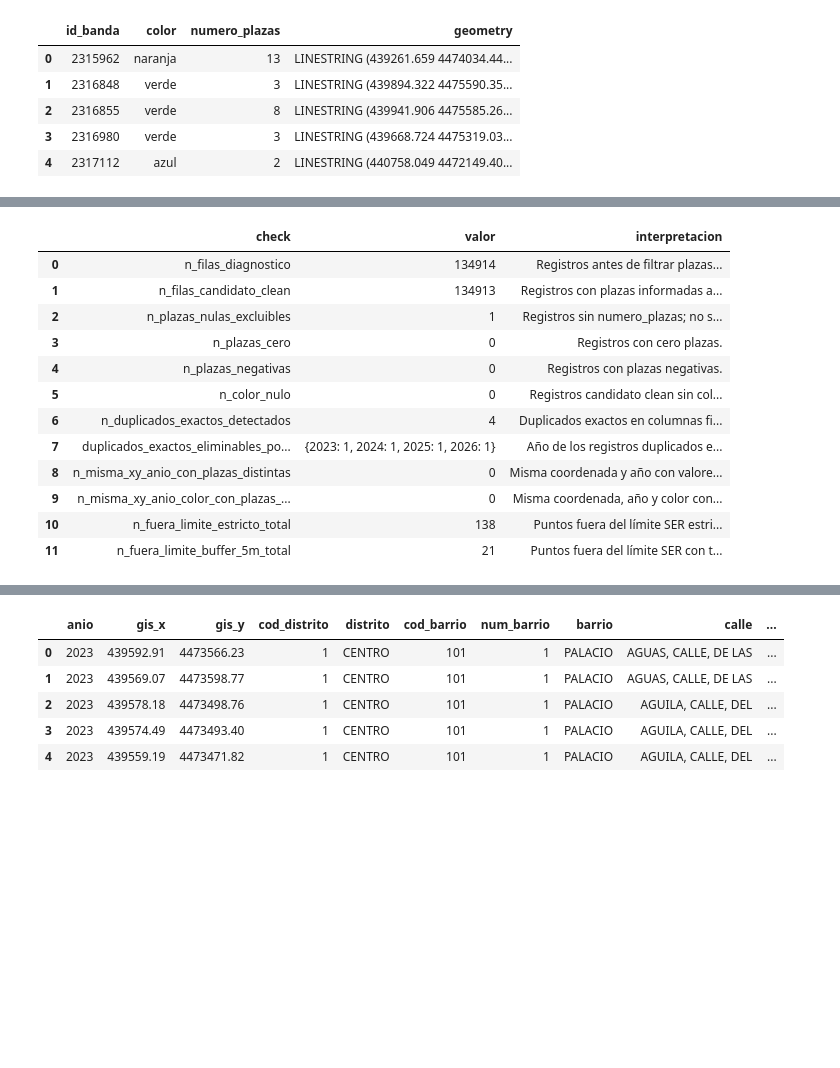
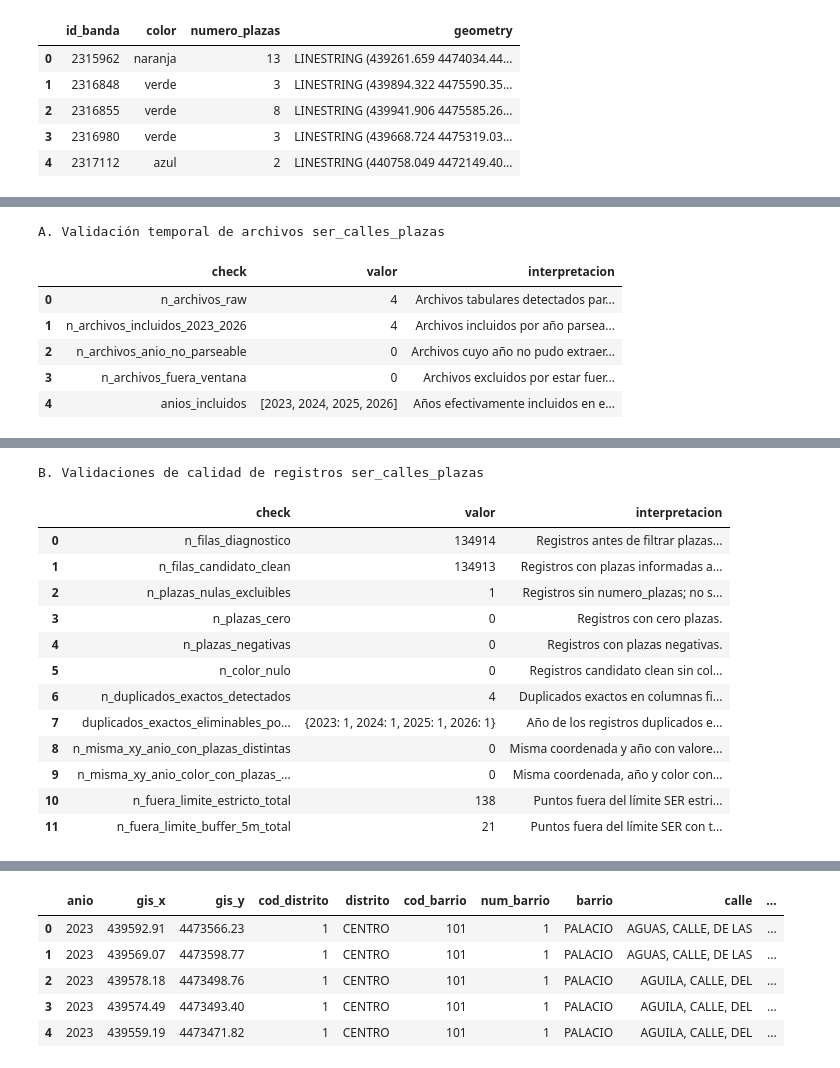
Before and after one commit to hugoramirovilla-boop/TFM_parking_madrid, a Jupyter notebook: notebooks/02_02_ser_oferta_espacial.ipynb, the cells around one changed output, grey strips where cells are left out. Cells and saved outputs as stored; diff of their text form; code cells hidden in the pictures; blank space fills up the shorter version.

Commit message:
Improve temporal validation in SER spatial cleaning

```diff
--- a/notebooks/02_02_ser_oferta_espacial.ipynb
+++ b/notebooks/02_02_ser_oferta_espacial.ipynb
@@ -1001,19 +1005,42 @@ CALLES_FINAL_COLUMNS = [
 ]
 
 
-def diagnose_calles_plazas(items: list[dict[str, Any]]) -> pd.DataFrame:
+def diagnose_calles_plazas(items: list[dict[str, Any]]) -> tuple[pd.DataFrame, pd.DataFrame]:
     cleaned_parts = []
+    temporal_rows = []
+
     for item in items:
         df = item["norm"].copy()
         anio = extract_year_from_name(item["path"])
-        if anio not in WINDOW_CALLES:
-            continue
-        if anio <= 2023:
+        in_window = anio in WINDOW_CALLES
+
+        if anio is None:
+            esquema = pd.NA
+            estado_temporal = "anio_no_parseable"
+        elif not in_window:
+            esquema = pd.NA
+            estado_temporal = "anio_fuera_ventana"
+        elif anio <= 2023:
             esquema = "hasta_2023"
+            estado_temporal = "incluido"
         elif anio == 2024:
             esquema = "2024"
+            estado_temporal = "incluido"
         else:
             esquema = "desde_2025"
+            estado_temporal = "incluido"
+
+        temporal_rows.append({
+            "archivo": relpath(item["path"]),
+            "anio_parseado": anio,
+            "n_filas_raw": int(len(df)),
+            "en_ventana_2023_2026": bool(in_window),
+            "esquema_documental": esquema,
+            "estado_temporal": estado_temporal,
+        })
+
+        if not in_window:
+            continue
 
         for col in [
             "gis_x", "gis_y", "cod_distrito", "distrito", "cod_barrio", "num_barrio", "barrio",
@@ -1078,9 +1105,10 @@ def diagnose_calles_plazas(items: list[dict[str, Any]]) -> pd.DataFrame:
         out["flag_esquema_anio"] = ~out["anio"].isin(sorted(WINDOW_CALLES))
         cleaned_parts.append(out)
 
+    temporal_check = pd.DataFrame(temporal_rows)
     if not cleaned_parts:
         raise ValueError("No se ha limpiado ningún archivo de ser_calles_plazas en ventana 2023-2026.")
-    return pd.concat(cleaned_parts, ignore_index=True)
+    return pd.concat(cleaned_parts, ignore_index=True), temporal_check
 
 
 def duplicated_with_different_values(df: pd.DataFrame, keys: list[str], value_col: str) -> pd.DataFrame:
@@ -1093,7 +1121,7 @@ def duplicated_with_different_values(df: pd.DataFrame, keys: list[str], value_co
     )
 
 
-ser_calles_plazas_diagnostic = diagnose_calles_plazas(RAW_TABLES["ser_calles_plazas"])
+ser_calles_plazas_diagnostic, calles_archivos_temporales_check = diagnose_calles_plazas(RAW_TABLES["ser_calles_plazas"])
 calles_candidate_clean = ser_calles_plazas_diagnostic.loc[
     ser_calles_plazas_diagnostic["numero_plazas"].notna(),
     CALLES_FINAL_COLUMNS,
@@ -1107,6 +1135,14 @@ duplicados_exactos_eliminables_por_anio = (
     .astype(int)
     .to_dict()
 )
+
+calles_temporal_quality = pd.DataFrame([
+    ("n_archivos_raw", int(len(calles_archivos_temporales_check)), "Archivos tabulares detectados para ser_calles_plazas."),
+    ("n_archivos_incluidos_2023_2026", int(calles_archivos_temporales_check["en_ventana_2023_2026"].sum()), "Archivos incluidos por año parseado dentro de la ventana 2023-2026."),
+    ("n_archivos_anio_no_parseable", int(calles_archivos_temporales_check["estado_temporal"].eq("anio_no_parseable").sum()), "Archivos cuyo año no pudo extraerse del nombre."),
+    ("n_archivos_fuera_ventana", int(calles_archivos_temporales_check["estado_temporal"].eq("anio_fuera_ventana").sum()), "Archivos excluidos por estar fuera de la ventana 2023-2026."),
+    ("anios_incluidos", sorted(calles_archivos_temporales_check.loc[calles_archivos_temporales_check["en_ventana_2023_2026"], "anio_parseado"].dropna().astype(int).unique().tolist()), "Años efectivamente incluidos en el diagnóstico limpio."),
+], columns=["check", "valor", "interpretacion"])
 
 dup_xy_anio = duplicated_with_different_values(
     calles_candidate_clean,
@@ -1147,42 +1183,40 @@ calles_limite_check = (
         n_fuera_limite_buffer_5m=("_fuera_buffer_5m", "sum"),
     )
     .reset_index()
 )
 calles_limite_check["pct_fuera_limite_estricto"] = (
     calles_limite_check["n_fuera_limite_estricto"] / calles_limite_check["n_registros"] * 100
 ).round(3)
 calles_limite_check["pct_fuera_limite_buffer_5m"] = (
     calles_limite_check["n_fuera_limite_buffer_5m"] / calles_limite_check["n_registros"] * 100
 ).round(3)
 
 calles_quality = pd.DataFrame([
     ("n_filas_diagnostico", int(len(ser_calles_plazas_diagnostic)), "Registros antes de filtrar plazas nulas."),
     ("n_filas_candidato_clean", int(len(calles_candidate_clean)), "Registros con plazas informadas antes de eliminar duplicados exactos."),
     ("n_plazas_nulas_excluibles", int(ser_calles_plazas_diagnostic["flag_plazas_nulas"].sum()), "Registros sin numero_plazas; no sirven como capacidad."),
     ("n_plazas_cero", int(ser_calles_plazas_diagnostic["flag_plazas_cero"].sum()), "Registros con cero plazas."),
     ("n_plazas_negativas", int(ser_calles_plazas_diagnostic["flag_plazas_negativas"].sum()), "Registros con plazas negativas."),
     ("n_color_nulo", int(calles_candidate_clean["color"].isna().sum()), "Registros candidato clean sin color normalizado."),
     ("n_duplicados_exactos_detectados", n_duplicados_exactos_detectados, "Duplicados exactos en columnas finales; se eliminarán del clean final."),
     ("duplicados_exactos_eliminables_por_anio", duplicados_exactos_eliminables_por_anio, "Año de los registros duplicados exactos que se eliminan; la clave incluye anio."),
     ("n_misma_xy_anio_con_plazas_distintas", int(len(dup_xy_anio)), "Misma coordenada y año con valores distintos de numero_plazas."),
     ("n_misma_xy_anio_color_con_plazas_distintas", int(len(dup_xy_anio_color)), "Misma coordenada, año y color con valores distintos de numero_plazas."),
     ("n_fuera_limite_estricto_total", int(calles_limite_check["n_fuera_limite_estricto"].sum()), "Puntos fuera del límite SER estricto; diagnóstico, no filtrado."),
     ("n_fuera_limite_buffer_5m_total", int(calles_limite_check["n_fuera_limite_buffer_5m"].sum()), "Puntos fuera del límite SER con tolerancia 5 m; diagnóstico, no filtrado."),
 ], columns=["check", "valor", "interpretacion"])
 
+print("A. Validación temporal de archivos ser_calles_plazas")
+display(calles_temporal_quality)
+display(calles_archivos_temporales_check)
+print("B. Validaciones de calidad de registros ser_calles_plazas")
 display(calles_quality)
 display(calles_limite_check)
 # %% [output]
+A. Validación temporal de archivos ser_calles_plazas
 |  | check | valor | interpretacion |
-| 0 | n_filas_diagnostico | 134914 | Registros antes de filtrar plazas... |
-| 1 | n_filas_candidato_clean | 134913 | Registros con plazas informadas a... |
-| 2 | n_plazas_nulas_excluibles | 1 | Registros sin numero_plazas; no s... |
-| 3 | n_plazas_cero | 0 | Registros con cero plazas. |
-| 4 | n_plazas_negativas | 0 | Registros con plazas negativas. |
-| 5 | n_color_nulo | 0 | Registros candidato clean sin col... |
-| 6 | n_duplicados_exactos_detectados | 4 | Duplicados exactos en columnas fi... |
-| 7 | duplicados_exactos_eliminables_po... | {2023: 1, 2024: 1, 2025: 1, 2026: 1} | Año de los registros duplicados e... |
-| 8 | n_misma_xy_anio_con_plazas_distintas | 0 | Misma coordenada y año con valore... |
-| 9 | n_misma_xy_anio_color_con_plazas_... | 0 | Misma coordenada, año y color con... |
-| 10 | n_fuera_limite_estricto_total | 138 | Puntos fuera del límite SER estri... |
-| 11 | n_fuera_limite_buffer_5m_total | 21 | Puntos fuera del límite SER con t... |
+| 0 | n_archivos_raw | 4 | Archivos tabulares detectados par... |
+| 1 | n_archivos_incluidos_2023_2026 | 4 | Archivos incluidos por año parsea... |
+| 2 | n_archivos_anio_no_parseable | 0 | Archivos cuyo año no pudo extraer... |
+| 3 | n_archivos_fuera_ventana | 0 | Archivos excluidos por estar fuer... |
+| 4 | anios_incluidos | [2023, 2024, 2025, 2026] | Años efectivamente incluidos en e... |
@@ -1193,0 +1228,14 @@ display(calles_limite_check)
+B. Validaciones de calidad de registros ser_calles_plazas
+|  | check | valor | interpretacion |
+| 0 | n_filas_diagnostico | 134914 | Registros antes de filtrar plazas... |
+| 1 | n_filas_candidato_clean | 134913 | Registros con plazas informadas a... |
+| 2 | n_plazas_nulas_excluibles | 1 | Registros sin numero_plazas; no s... |
+| 3 | n_plazas_cero | 0 | Registros con cero plazas. |
+| 4 | n_plazas_negativas | 0 | Registros con plazas negativas. |
+| 5 | n_color_nulo | 0 | Registros candidato clean sin col... |
+| 6 | n_duplicados_exactos_detectados | 4 | Duplicados exactos en columnas fi... |
+| 7 | duplicados_exactos_eliminables_po... | {2023: 1, 2024: 1, 2025: 1, 2026: 1} | Año de los registros duplicados e... |
+| 8 | n_misma_xy_anio_con_plazas_distintas | 0 | Misma coordenada y año con valore... |
+| 9 | n_misma_xy_anio_color_con_plazas_... | 0 | Misma coordenada, año y color con... |
+| 10 | n_fuera_limite_estricto_total | 138 | Puntos fuera del límite SER estri... |
+| 11 | n_fuera_limite_buffer_5m_total | 21 | Puntos fuera del límite SER con t... |
```
Also changed, not shown: parts of 7 cells of this notebook.
